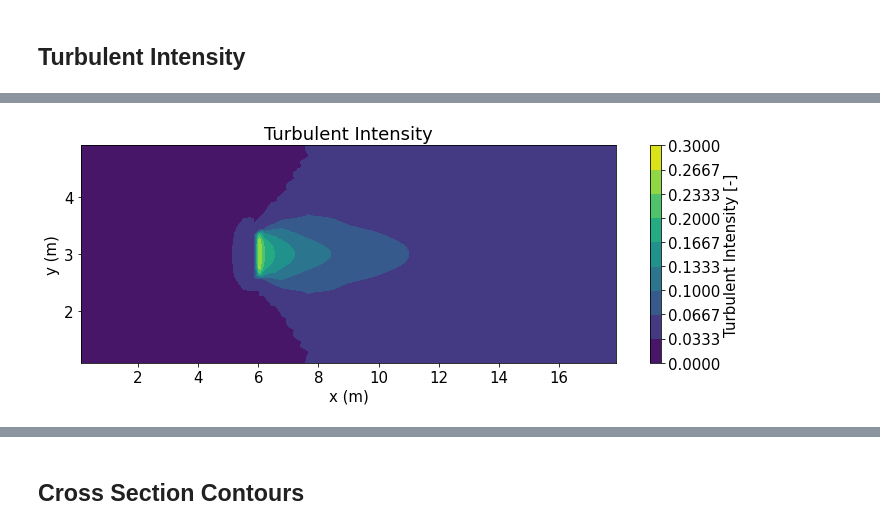
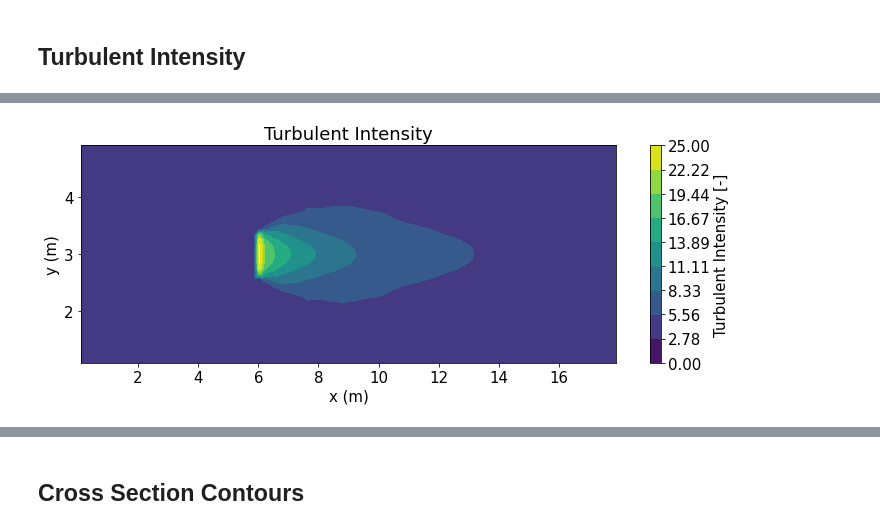
Before and after one commit to browniea/Delft3D_verify, a Jupyter notebook: Delft3d_verify.ipynb, the cells around one changed output, grey strips where cells are left out. Saved outputs shown, nothing was run; the diff lists cells and outputs as text; code cells hidden in the pictures.

```diff
--- a/Delft3d_verify.ipynb
+++ b/Delft3d_verify.ipynb
@@ -292,20 +367,20 @@ points provided
 4000 rows × 8 columns
 # %%
 # Creating new plot limits
-max_plot_v= 0.3
+max_plot_v= 25
 min_plot_v=0
 
 # Plotting
 plt.figure(figsize=(12,4))
 contour_plot = plt.tricontourf(TI.x, TI.y, TI.turbulent_intensity,
                                vmin=min_plot_v, vmax=max_plot_v,levels=np.linspace(min_plot_v,max_plot_v,10))
 plt.xlabel('x (m)')
 plt.ylabel('y (m)')
 plt.title('Turbulent Intensity')
 cbar= plt.colorbar(contour_plot)
 cbar.set_label('Turbulent Intensity [-]')
 # %% [output]
-[figure, old version]
+[figure, new version]
 # %%
 #Turbulent Intensity Center Line Plot
 #Import Experimental data  3% TI
```
Also changed, not shown: parts of 10 cells of this notebook.
